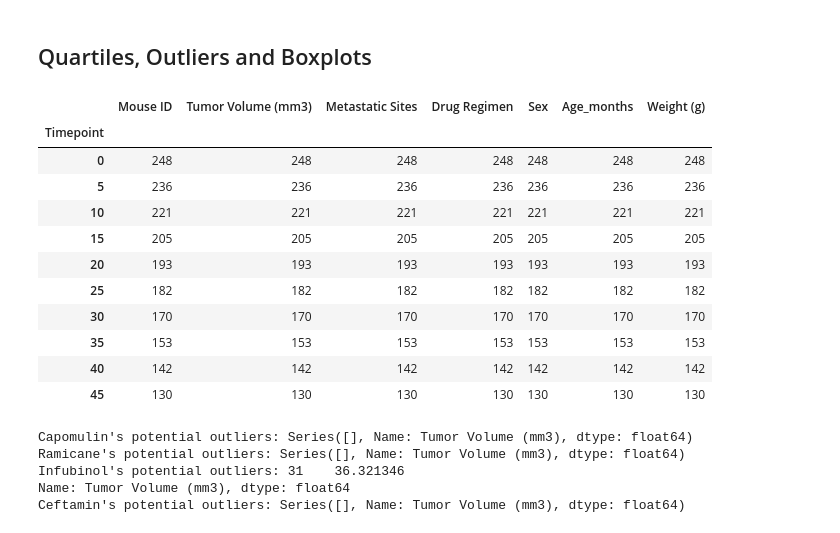
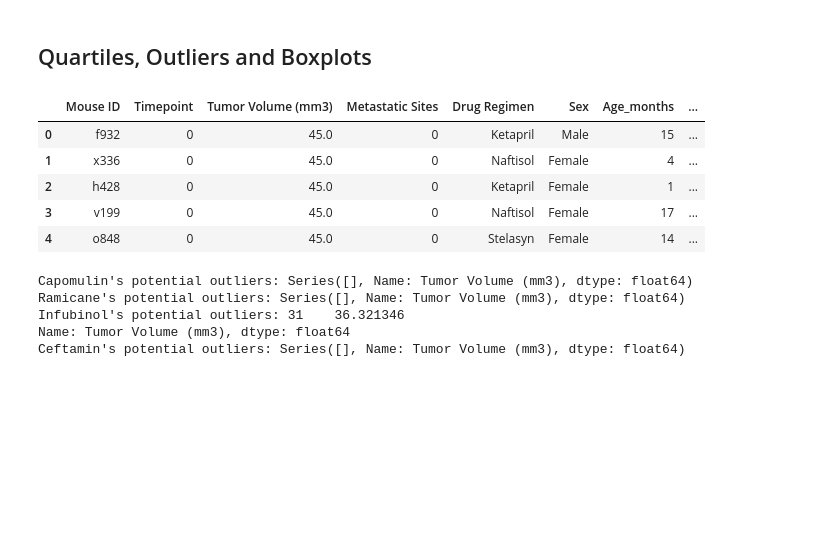
Before and after one commit to MrMrRPG/matplotlib_challenge, a Jupyter notebook: Pymaceuticals/pymaceuticals_starter.ipynb, the cells around one changed output. Drawn from its saved outputs; the diff is of its cells as text; code cells hidden in the pictures; blank space fills up the shorter version.

Commit message:
Merge step complete

```diff
--- a/Pymaceuticals/pymaceuticals_starter.ipynb
+++ b/Pymaceuticals/pymaceuticals_starter.ipynb
@@ -206,26 +206,25 @@ plt.show()
 # %%
 # Calculate the final tumor volume of each mouse across four of the treatment regimens:
 # Capomulin, Ramicane, Infubinol, and Ceftamin
 
 # Start by getting the last (greatest) timepoint for each mouse
 desc_timepoint_df = clean_df.sort_values(by=['Timepoint'], ascending=False)
 
-grouped_timepoint_df = clean_df.groupby(by=["Timepoint"])
-grouped_timepoint_df.count()
+grouped_ID_df = clean_df.groupby(by=["Mouse ID"])
+max_time_df = grouped_ID_df["Timepoint"].max()
+
+# max_time_df.head()
 # Merge this group df with the original dataframe to get the tumor volume at the last timepoint
+
+merge_df = pd.merge(clean_df, max_time_df, on = ("Mouse ID", "Timepoint"))
+merge_df.head()
 # %% [output]
-|  | Mouse ID | Tumor Volume (mm3) | Metastatic Sites | Drug Regimen | Sex | Age_months | Weight (g) |
-| Timepoint |  |  |  |  |  |  |  |
-| 0 | 248 | 248 | 248 | 248 | 248 | 248 | 248 |
-| 5 | 236 | 236 | 236 | 236 | 236 | 236 | 236 |
-| 10 | 221 | 221 | 221 | 221 | 221 | 221 | 221 |
-| 15 | 205 | 205 | 205 | 205 | 205 | 205 | 205 |
-| 20 | 193 | 193 | 193 | 193 | 193 | 193 | 193 |
-| 25 | 182 | 182 | 182 | 182 | 182 | 182 | 182 |
-| 30 | 170 | 170 | 170 | 170 | 170 | 170 | 170 |
-| 35 | 153 | 153 | 153 | 153 | 153 | 153 | 153 |
-| 40 | 142 | 142 | 142 | 142 | 142 | 142 | 142 |
-| 45 | 130 | 130 | 130 | 130 | 130 | 130 | 130 |
+|  | Mouse ID | Timepoint | Tumor Volume (mm3) | Metastatic Sites | Drug Regimen | Sex | Age_months | ... |
+| 0 | f932 | 0 | 45.0 | 0 | Ketapril | Male | 15 | ... |
+| 1 | x336 | 0 | 45.0 | 0 | Naftisol | Female | 4 | ... |
+| 2 | h428 | 0 | 45.0 | 0 | Ketapril | Female | 1 | ... |
+| 3 | v199 | 0 | 45.0 | 0 | Naftisol | Female | 17 | ... |
+| 4 | o848 | 0 | 45.0 | 0 | Stelasyn | Female | 14 | ... |
 # %%
 # Put treatments into a list for for loop (and later for plot labels)
 treatment_list = ["Capomulin", "Ramicane", "Infubinol", "Ceftamin"]
```
